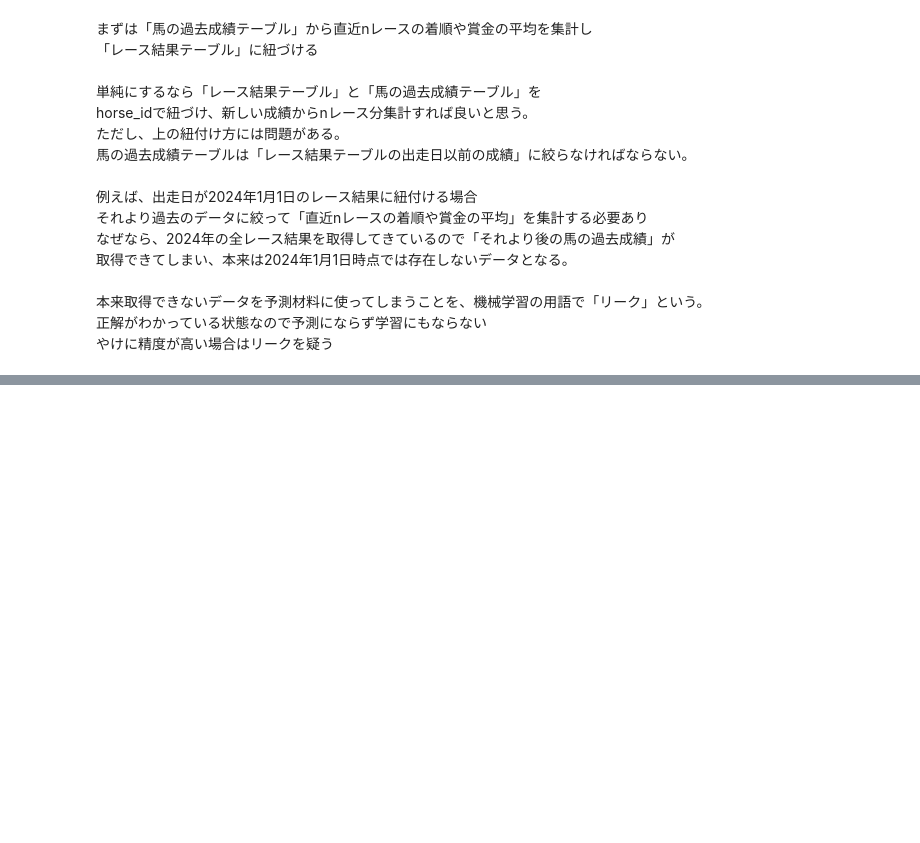
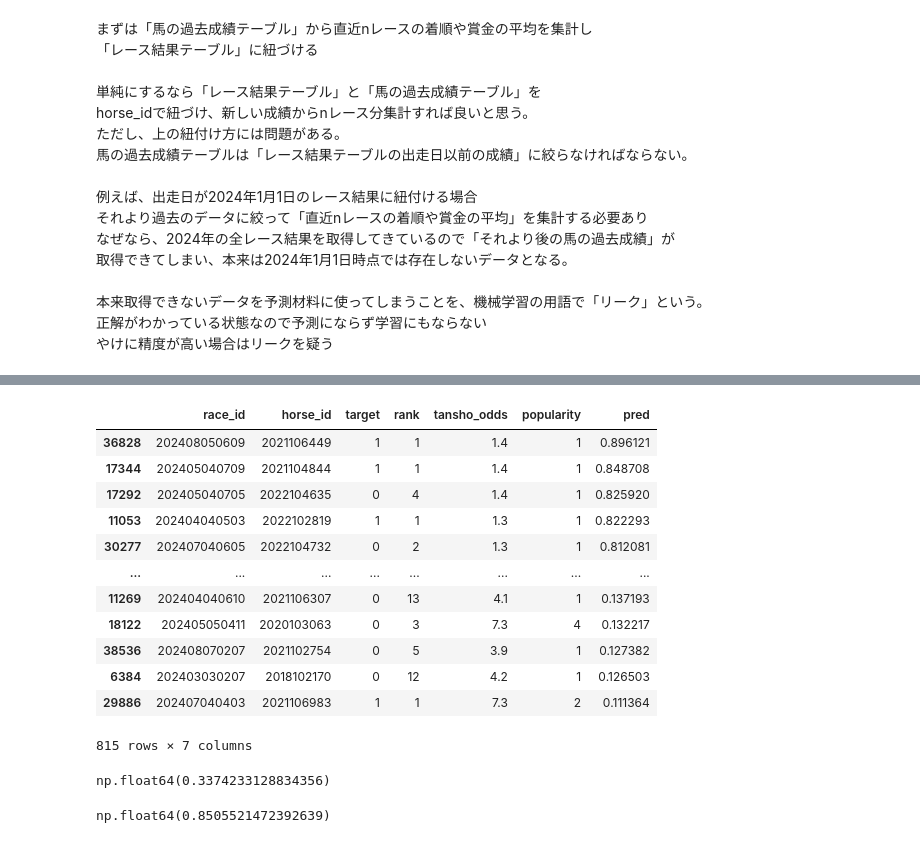
Before and after one commit to matsukawa06/keibaAI, a Jupyter notebook: v1_0_0/src/dev.ipynb, the cells around one changed output, grey strips where cells are left out. Saved outputs shown, nothing was run; the diff lists cells and outputs as text; code cells hidden in the pictures; blank space fills up the shorter version.

```diff
--- a/v1_0_0/src/dev.ipynb
+++ b/v1_0_0/src/dev.ipynb
@@ -406,0 +546,36 @@ horse_idで紐づけ、新しい成績からnレース分集計すれば良い
+# %%
+# 各レース、predの値が一番高いものに単勝馬券で賭ける場合を考える
+bet_df = (
+    evaluation_df
+    .sort_values("pred", ascending=False)
+    .groupby("race_id")
+    .head(1)
+)
+# %%
+bet_df
+# %% [output]
+|  | race_id | horse_id | target | rank | tansho_odds | popularity | pred |
+| 36828 | 202408050609 | 2021106449 | 1 | 1 | 1.4 | 1 | 0.896121 |
+| 17344 | 202405040709 | 2021104844 | 1 | 1 | 1.4 | 1 | 0.848708 |
+| 17292 | 202405040705 | 2022104635 | 0 | 4 | 1.4 | 1 | 0.825920 |
+| 11053 | 202404040503 | 2022102819 | 1 | 1 | 1.3 | 1 | 0.822293 |
+| 30277 | 202407040605 | 2022104732 | 0 | 2 | 1.3 | 1 | 0.812081 |
+| ... | ... | ... | ... | ... | ... | ... | ... |
+| 11269 | 202404040610 | 2021106307 | 0 | 13 | 4.1 | 1 | 0.137193 |
+| 18122 | 202405050411 | 2020103063 | 0 | 3 | 7.3 | 4 | 0.132217 |
+| 38536 | 202408070207 | 2021102754 | 0 | 5 | 3.9 | 1 | 0.127382 |
+| 6384 | 202403030207 | 2018102170 | 0 | 12 | 4.2 | 1 | 0.126503 |
+| 29886 | 202407040403 | 2021106983 | 1 | 1 | 7.3 | 2 | 0.111364 |
+815 rows × 7 columns
+# %%
+# 的中率
+bet_df["target"].mean()
+# %% [output]
+np.float64(0.3374233128834356)
+# %%
+# 回収率
+return_ = ((bet_df["target"] == 1) * bet_df["tansho_odds"]).sum()
+cost = len(bet_df)
+return_ / cost
+# %% [output]
+np.float64(0.8505521472392639)
```
Also changed, not shown: parts of 19 cells of this notebook, 5 other files.
